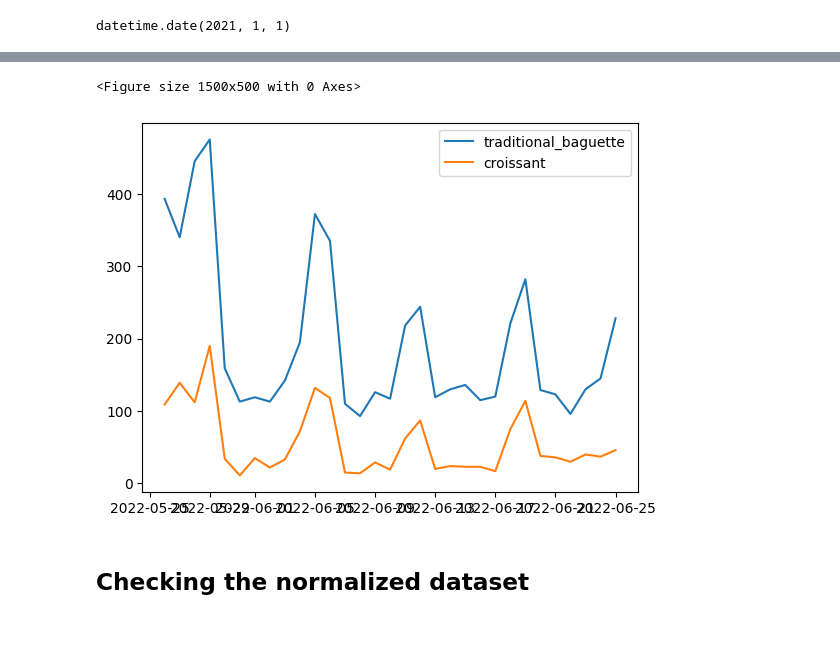
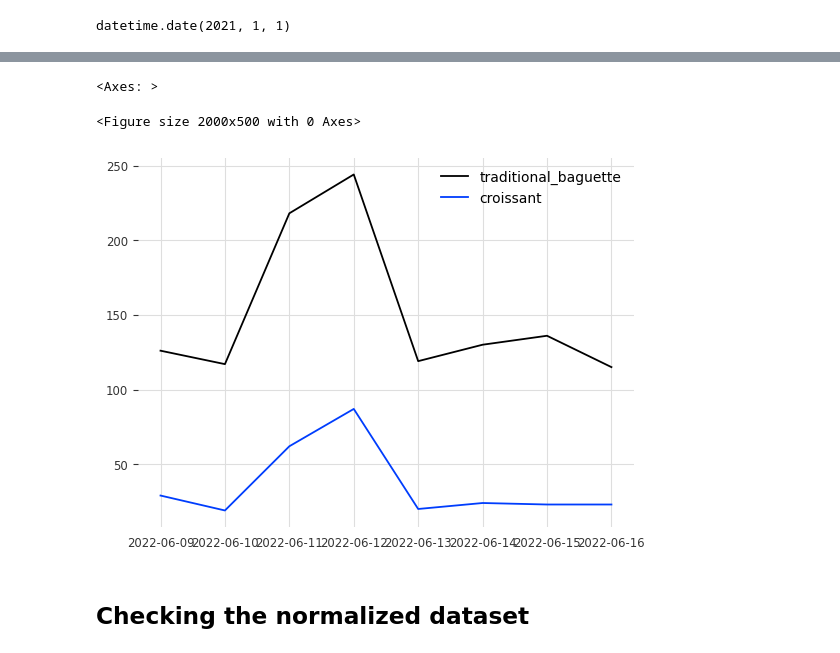
Before and after one commit to Alex5xelA/Bakery_sales_forecast, a Jupyter notebook: notebooks/xgboost_1.ipynb, the cells around one changed output, grey strips where cells are left out. Saved outputs shown, nothing was run; the diff lists cells and outputs as text; code cells hidden in the pictures.

```diff
--- a/notebooks/xgboost_1.ipynb
+++ b/notebooks/xgboost_1.ipynb
@@ -240,9 +252,11 @@ test = pd.to_datetime('2021-01-01').date()
 # %%
-plt.figure(figsize=(15,5))
-raw_targets_hourly[pd.to_datetime('2022-05-26').date():pd.to_datetime('2022-06-25').date()].plot();
+plt.figure(figsize=(20,5))
+test_plot = raw_targets_hourly[pd.to_datetime('2022-06-09').date():pd.to_datetime('2022-06-16').date()];
+test_plot.plot()
 # %% [output]
-<Figure size 1500x500 with 0 Axes>
+<Axes: >
+<Figure size 2000x500 with 0 Axes>
-[figure, old version]
+[figure, new version]
 # %% [markdown]
 ## Checking the normalized dataset
 # %%
```
Also changed, not shown: parts of 2 cells of this notebook, 6 other files.
